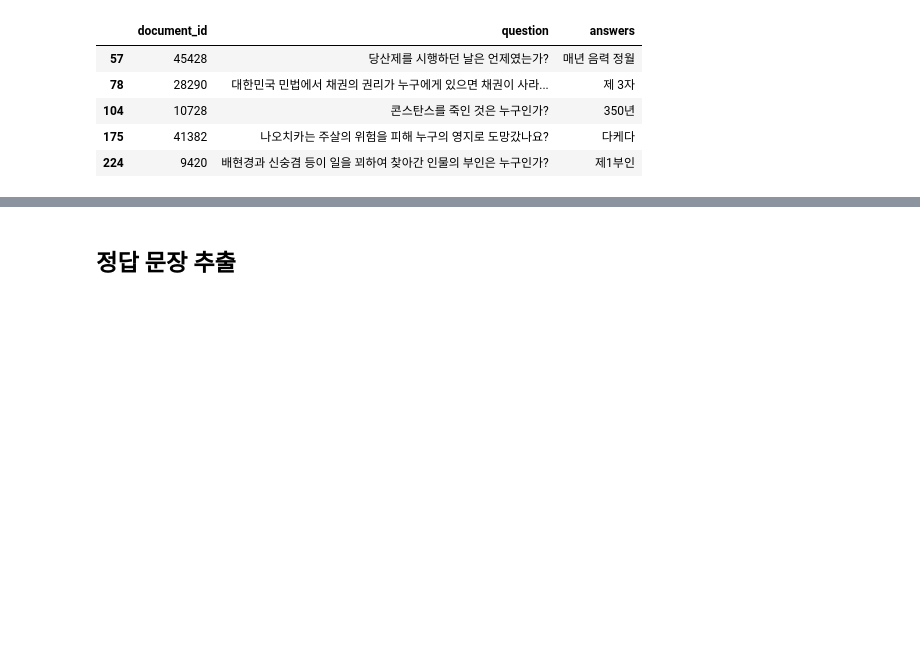
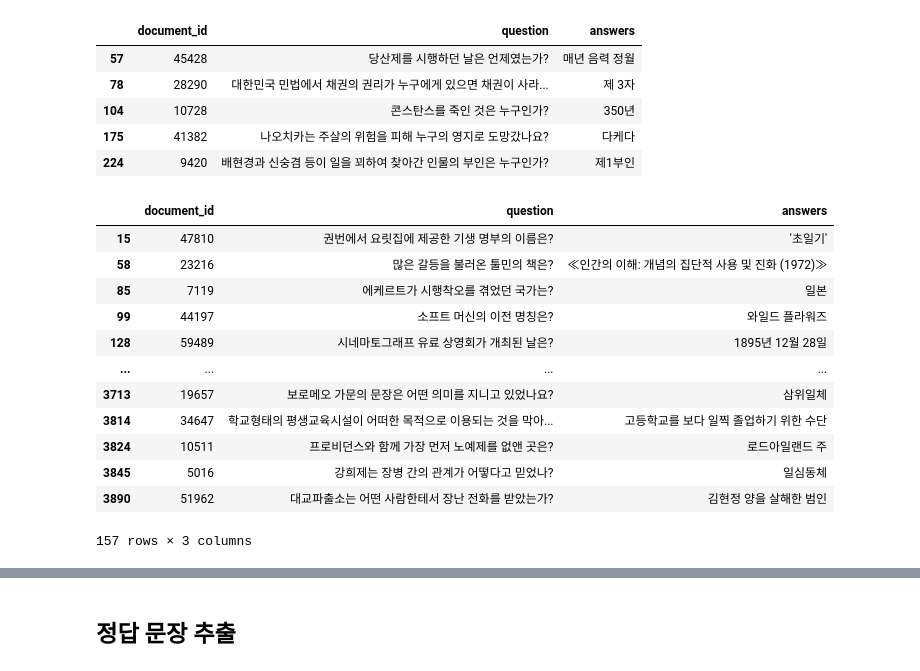
Before and after one commit to yeseoLee/Open-Domain-QA, a Jupyter notebook: notebooks/eda_for_data_cleaning.ipynb, the cells around one changed output, grey strips where cells are left out. Cells and saved outputs as stored; diff of their text form; code cells hidden in the pictures; blank space fills up the shorter version.

```diff
--- a/notebooks/eda_for_data_cleaning.ipynb
+++ b/notebooks/eda_for_data_cleaning.ipynb
@@ -330,6 +370,26 @@ def check_answer(df):
                 wrong_data.append(row)
 
     return pd.DataFrame(wrong_data, columns=df.columns)
+
+def check_date_answer(df):
+    def contains_keyword(text, keywords):
+        for keyword in keywords:
+            if keyword in text:
+                return True
+        return False
+
+    wrong_data = []
+    date_keywords = ["언제","날짜","해","년","월","일","때","시기","연도","기간"]
+
+    # DataFrame에서 각 행에 대해 검사
+    for index, row in df.iterrows():
+        question = row["question"]
+        answer = row["answers"]
+        if contains_keyword(question,date_keywords):
+            continue
+        if answer.isdigit() or contains_keyword(answer,date_keywords):
+            wrong_data.append(row)
+    return pd.DataFrame(wrong_data, columns=df.columns)
 # %%
 wrong_train = check_answer(t)
 wrong_train
@@ -361,3 +421,20 @@ wrong_valid
 | 104 | 10728 | 콘스탄스를 죽인 것은 누구인가? | 350년 |
 | 175 | 41382 | 나오치카는 주살의 위험을 피해 누구의 영지로 도망갔나요? | 다케다 |
 | 224 | 9420 | 배현경과 신숭겸 등이 일을 꾀하여 찾아간 인물의 부인은 누구인가? | 제1부인 |
+# %%
+wrong_train = check_date_answer(t)
+wrong_train
+# %% [output]
+|  | document_id | question | answers |
+| 15 | 47810 | 권번에서 요릿집에 제공한 기생 명부의 이름은? | '초일기' |
+| 58 | 23216 | 많은 갈등을 불러온 툴민의 책은? | ≪인간의 이해: 개념의 집단적 사용 및 진화 (1972)≫ |
+| 85 | 7119 | 에케르트가 시행착오를 겪었던 국가는? | 일본 |
+| 99 | 44197 | 소프트 머신의 이전 명칭은? | 와일드 플라워즈 |
+| 128 | 59489 | 시네마토그래프 유료 상영회가 개최된 날은? | 1895년 12월 28일 |
+| ... | ... | ... | ... |
+| 3713 | 19657 | 보로메오 가문의 문장은 어떤 의미를 지니고 있었나요? | 삼위일체 |
+| 3814 | 34647 | 학교형태의 평생교육시설이 어떠한 목적으로 이용되는 것을 막아... | 고등학교를 보다 일찍 졸업하기 위한 수단 |
+| 3824 | 10511 | 프로비던스와 함께 가장 먼저 노예제를 없앤 곳은? | 로드아일랜드 주 |
+| 3845 | 5016 | 강희제는 장병 간의 관계가 어떻다고 믿었나? | 일심동체 |
+| 3890 | 51962 | 대교파출소는 어떤 사람한테서 장난 전화를 받았는가? | 김현정 양을 살해한 범인 |
+157 rows × 3 columns
```
Also changed, not shown: parts of 7 cells of this notebook.
